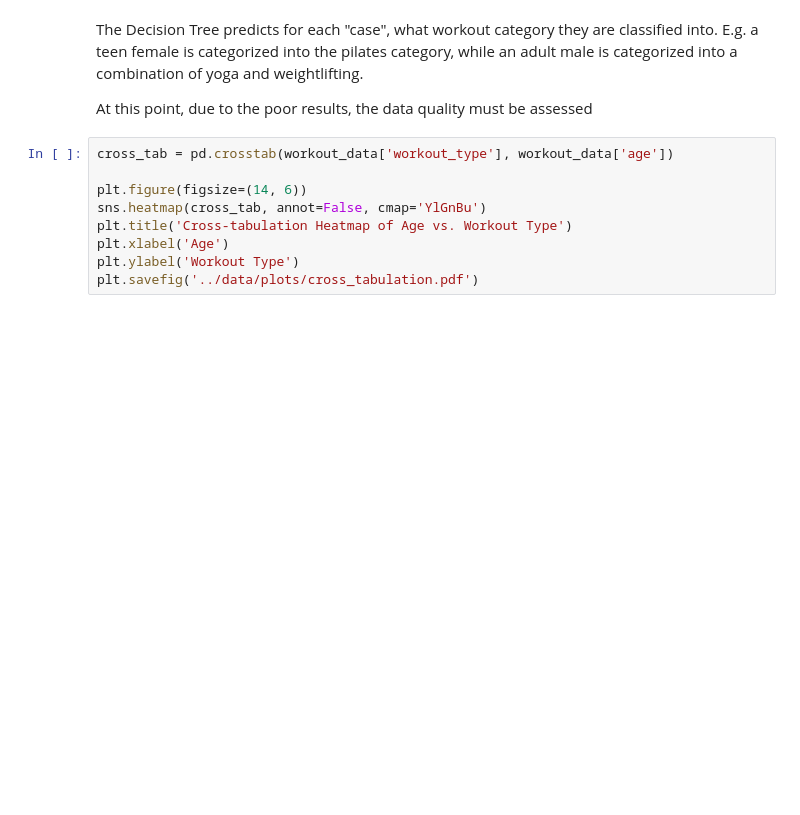
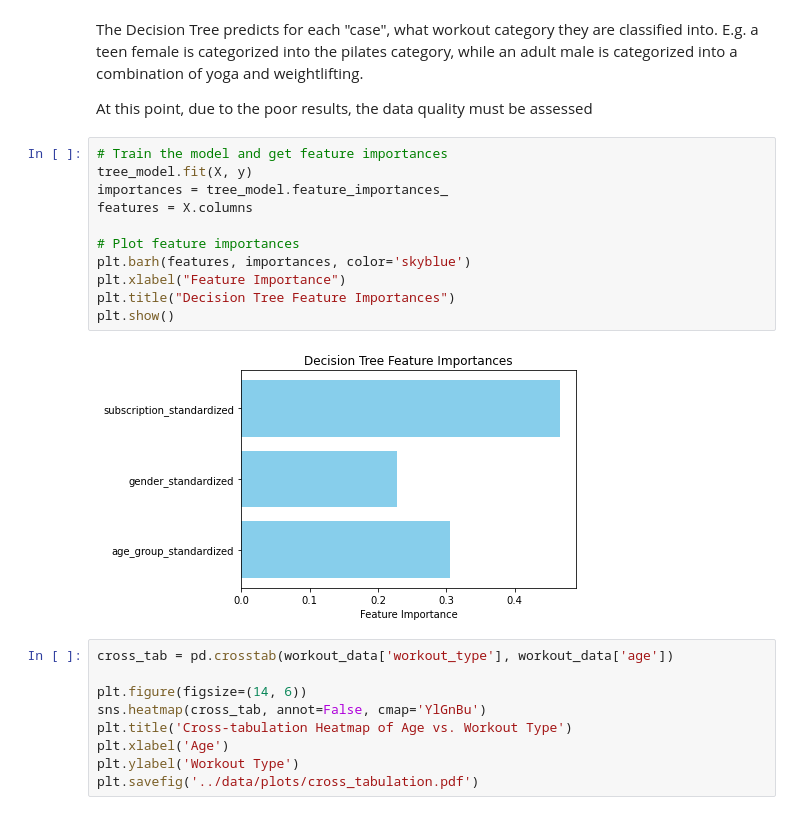
Before and after one commit to emmaqingjie/final_project_data_science, a Jupyter notebook: scripts/classification_workouttypes.ipynb, the cells around one changed output. Saved outputs shown, nothing was run; the diff lists cells and outputs as text; blank space fills up the shorter version.

Commit message:
Added feature importance for the decision tree as well as doing a simple cross-validation

```diff
--- a/scripts/classification_workouttypes.ipynb
+++ b/scripts/classification_workouttypes.ipynb
@@ -233,6 +254,19 @@ The Decision Tree predicts for each "case", what workout category they are class
 E.g. a teen female is categorized into the pilates category, while an adult male is categorized into a combination of yoga and weightlifting.
 
 At this point, due to the poor results, the data quality must be assessed
+# %%
+# Train the model and get feature importances
+tree_model.fit(X, y)
+importances = tree_model.feature_importances_
+features = X.columns
+
+# Plot feature importances
+plt.barh(features, importances, color='skyblue')
+plt.xlabel("Feature Importance")
+plt.title("Decision Tree Feature Importances")
+plt.show()
+# %% [output]
+[figure, added]
 # %%
 cross_tab = pd.crosstab(workout_data['workout_type'], workout_data['age'])
 
```
Also changed, not shown: parts of 1 cell of this notebook.
